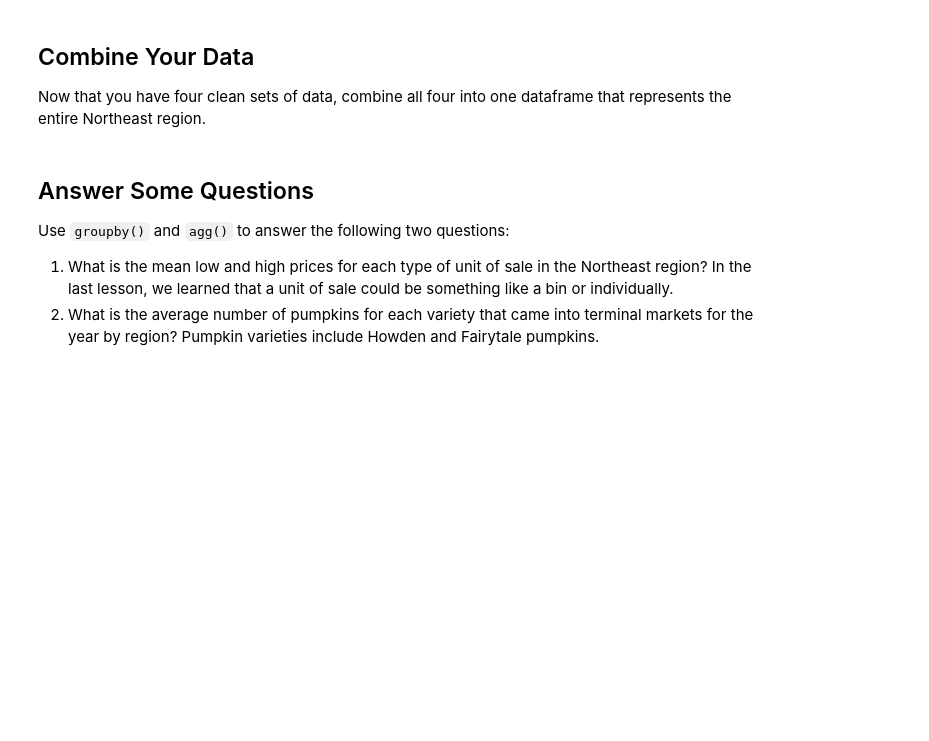
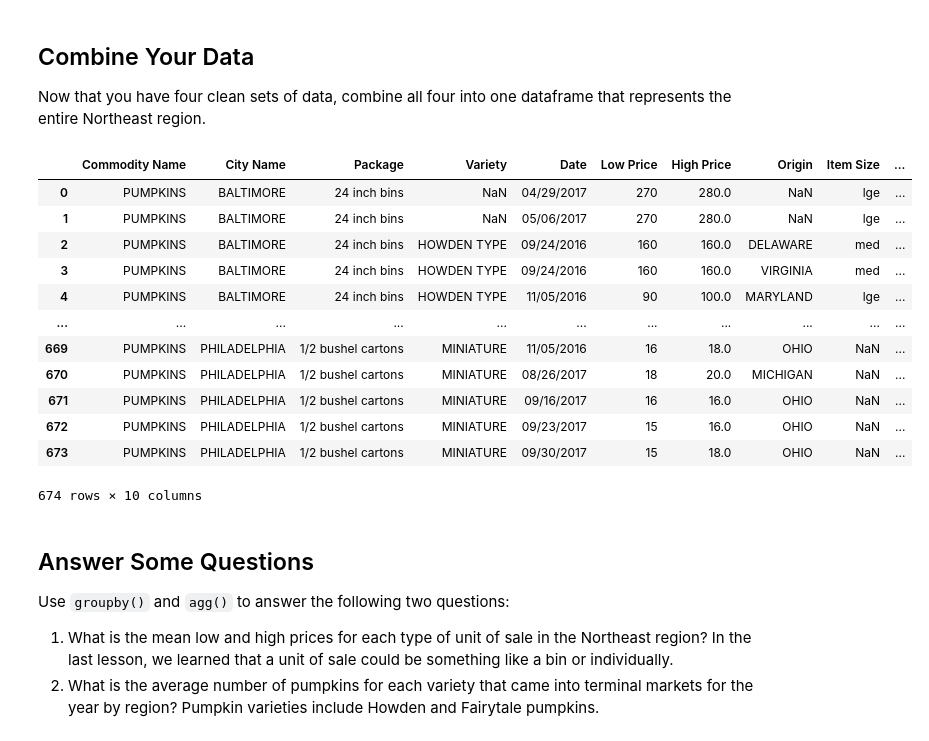
Before and after one commit to Zeal-G/data-analysis-projects, a Jupyter notebook: data-manipulation/studio/data-manipulation-studio/data-manipulation-studio.ipynb, the cells around one changed output. Saved outputs shown, nothing was run; the diff lists cells and outputs as text; code cells hidden in the pictures; blank space fills up the shorter version.

```diff
--- a/data-manipulation/studio/data-manipulation-studio/data-manipulation-studio.ipynb
+++ b/data-manipulation/studio/data-manipulation-studio/data-manipulation-studio.ipynb
@@ -32,6 +98,22 @@ In the last lesson, we cleaned the data to related to San Francisco. Pull up you
 Now that you have four clean sets of data, combine all four into one dataframe that represents the entire Northeast region.
 # %%
 # Combine the four dataframes into one!
+df_combined = pd.concat([df_balt2, df_boston2, df_ny2, df_philly2], ignore_index=True)
+df_combined
+# %% [output]
+|  | Commodity Name | City Name | Package | Variety | Date | Low Price | High Price | Origin | Item Size | ... |
+| 0 | PUMPKINS | BALTIMORE | 24 inch bins | NaN | 04/29/2017 | 270 | 280.0 | NaN | lge | ... |
+| 1 | PUMPKINS | BALTIMORE | 24 inch bins | NaN | 05/06/2017 | 270 | 280.0 | NaN | lge | ... |
+| 2 | PUMPKINS | BALTIMORE | 24 inch bins | HOWDEN TYPE | 09/24/2016 | 160 | 160.0 | DELAWARE | med | ... |
+| 3 | PUMPKINS | BALTIMORE | 24 inch bins | HOWDEN TYPE | 09/24/2016 | 160 | 160.0 | VIRGINIA | med | ... |
+| 4 | PUMPKINS | BALTIMORE | 24 inch bins | HOWDEN TYPE | 11/05/2016 | 90 | 100.0 | MARYLAND | lge | ... |
+| ... | ... | ... | ... | ... | ... | ... | ... | ... | ... | ... |
+| 669 | PUMPKINS | PHILADELPHIA | 1/2 bushel cartons | MINIATURE | 11/05/2016 | 16 | 18.0 | OHIO | NaN | ... |
+| 670 | PUMPKINS | PHILADELPHIA | 1/2 bushel cartons | MINIATURE | 08/26/2017 | 18 | 20.0 | MICHIGAN | NaN | ... |
+| 671 | PUMPKINS | PHILADELPHIA | 1/2 bushel cartons | MINIATURE | 09/16/2017 | 16 | 16.0 | OHIO | NaN | ... |
+| 672 | PUMPKINS | PHILADELPHIA | 1/2 bushel cartons | MINIATURE | 09/23/2017 | 15 | 16.0 | OHIO | NaN | ... |
+| 673 | PUMPKINS | PHILADELPHIA | 1/2 bushel cartons | MINIATURE | 09/30/2017 | 15 | 18.0 | OHIO | NaN | ... |
+674 rows × 10 columns
 # %% [markdown]
 ## Answer Some Questions
 
```
Also changed, not shown: parts of 4 cells of this notebook, 1 other file.
